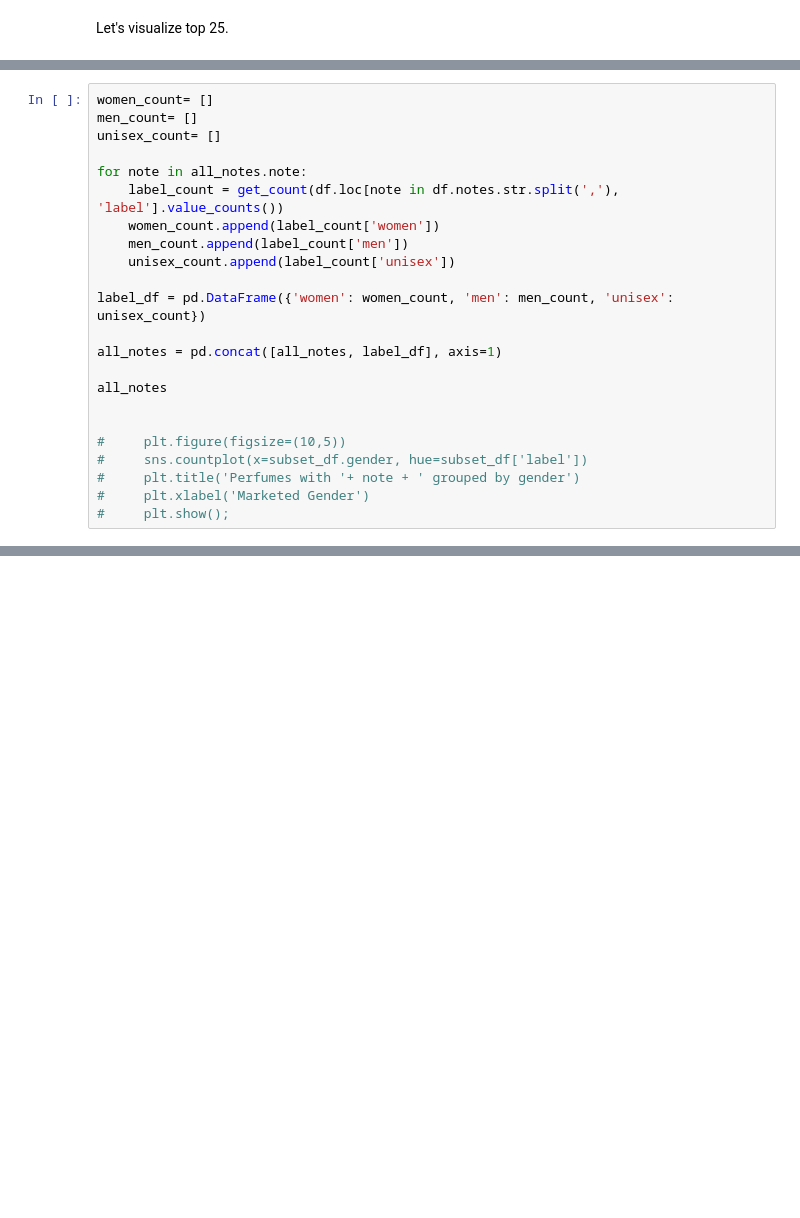
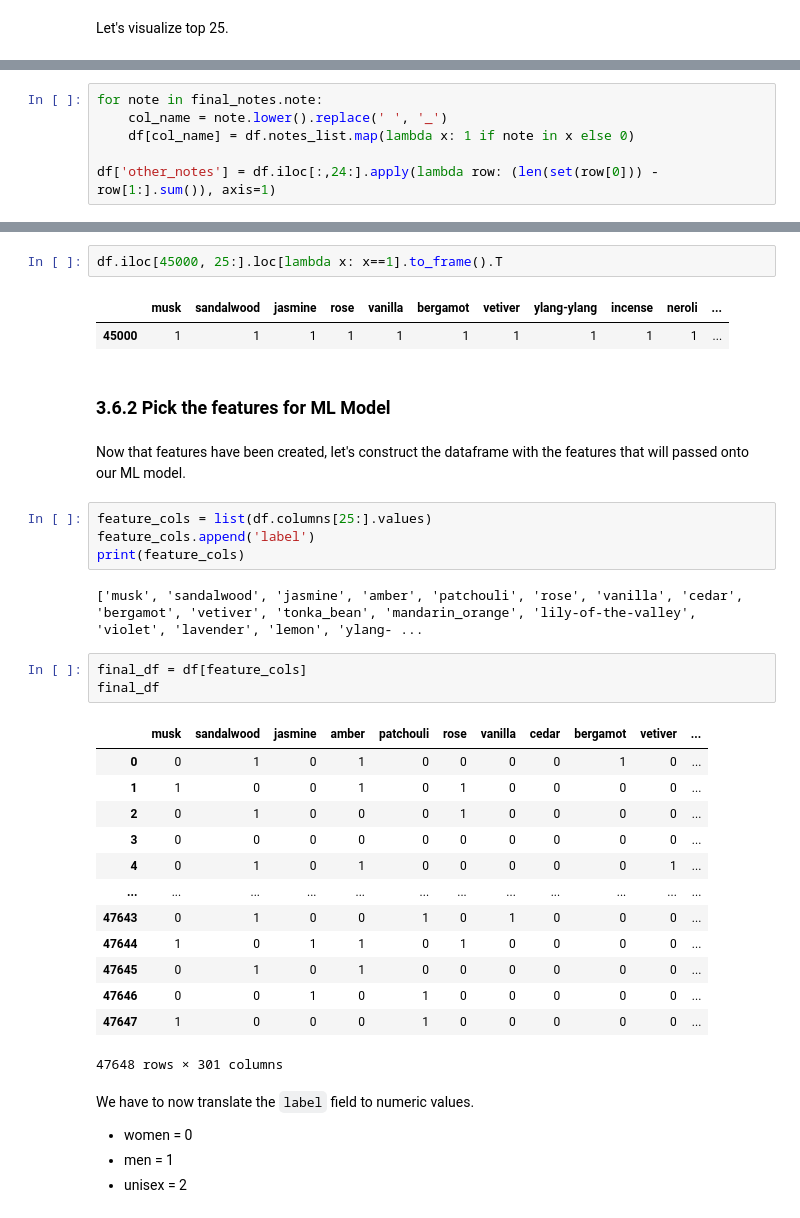
Before and after one commit to rporuthur/Springboard, a Jupyter notebook: SecondCapstone/notebook/3_EDA.ipynb, the cells around one changed output, grey strips where cells are left out. Cells and saved outputs as stored; diff of their text form; blank space fills up the shorter version.

```diff
--- a/SecondCapstone/notebook/3_EDA.ipynb
+++ b/SecondCapstone/notebook/3_EDA.ipynb
@@ -322,23 +256,0 @@ df[df.notes_list.map(lambda x: True if 'Sandalwood' in x else False)]
-# %%
-women_count= []
-men_count= []
-unisex_count= []
-
-for note in all_notes.note:
-    label_count = get_count(df.loc[note in df.notes.str.split(','), 'label'].value_counts())
-    women_count.append(label_count['women'])
-    men_count.append(label_count['men'])
-    unisex_count.append(label_count['unisex'])
-
-label_df = pd.DataFrame({'women': women_count, 'men': men_count, 'unisex': unisex_count})
-
-all_notes = pd.concat([all_notes, label_df], axis=1)
-
-all_notes
-
-
-#     plt.figure(figsize=(10,5))
-#     sns.countplot(x=subset_df.gender, hue=subset_df['label'])
-#     plt.title('Perfumes with '+ note + ' grouped by gender')
-#     plt.xlabel('Marketed Gender')
-#     plt.show();
@@ -561,0 +283,6 @@ if not os.path.exists(datapath_skidata):
+# %%
+for note in final_notes.note:
+    col_name = note.lower().replace(' ', '_')
+    df[col_name] = df.notes_list.map(lambda x: 1 if note in x else 0)
+
+df['other_notes'] = df.iloc[:,24:].apply(lambda row: (len(set(row[0])) - row[1:].sum()), axis=1)
@@ -561,0 +344,38 @@ if not os.path.exists(datapath_skidata):
+# %%
+df.iloc[45000, 25:].loc[lambda x: x==1].to_frame().T
+# %% [output]
+|  | musk | sandalwood | jasmine | rose | vanilla | bergamot | vetiver | ylang-ylang | incense | neroli | ... |
+| 45000 | 1 | 1 | 1 | 1 | 1 | 1 | 1 | 1 | 1 | 1 | ... |
+# %% [markdown]
+### 3.6.2 Pick the features for ML Model<a id='3.6.2_Pick_Features'></a>
+# %% [markdown]
+Now that features have been created, let's construct the dataframe with the features that will passed onto our ML model.
+# %%
+feature_cols = list(df.columns[25:].values)
+feature_cols.append('label')
+print(feature_cols)
+# %% [output]
+['musk', 'sandalwood', 'jasmine', 'amber', 'patchouli', 'rose', 'vanilla', 'cedar', 'bergamot', 'vetiver', 'tonka_bean', 'mandarin_orange', 'lily-of-the-valley', 'violet', 'lavender', 'lemon', 'ylang- ...
+# %%
+final_df = df[feature_cols]
+final_df
+# %% [output]
+|  | musk | sandalwood | jasmine | amber | patchouli | rose | vanilla | cedar | bergamot | vetiver | ... |
+| 0 | 0 | 1 | 0 | 1 | 0 | 0 | 0 | 0 | 1 | 0 | ... |
+| 1 | 1 | 0 | 0 | 1 | 0 | 1 | 0 | 0 | 0 | 0 | ... |
+| 2 | 0 | 1 | 0 | 0 | 0 | 1 | 0 | 0 | 0 | 0 | ... |
+| 3 | 0 | 0 | 0 | 0 | 0 | 0 | 0 | 0 | 0 | 0 | ... |
+| 4 | 0 | 1 | 0 | 1 | 0 | 0 | 0 | 0 | 0 | 1 | ... |
+| ... | ... | ... | ... | ... | ... | ... | ... | ... | ... | ... | ... |
+| 47643 | 0 | 1 | 0 | 0 | 1 | 0 | 1 | 0 | 0 | 0 | ... |
+| 47644 | 1 | 0 | 1 | 1 | 0 | 1 | 0 | 0 | 0 | 0 | ... |
+| 47645 | 0 | 1 | 0 | 1 | 0 | 0 | 0 | 0 | 0 | 0 | ... |
+| 47646 | 0 | 0 | 1 | 0 | 1 | 0 | 0 | 0 | 0 | 0 | ... |
+| 47647 | 1 | 0 | 0 | 0 | 1 | 0 | 0 | 0 | 0 | 0 | ... |
+47648 rows × 301 columns
+# %% [markdown]
+We have to now translate the `label` field to numeric values.
+
+- women = 0
+- men = 1
+- unisex = 2
```
Also changed, not shown: parts of 95 cells of this notebook.
